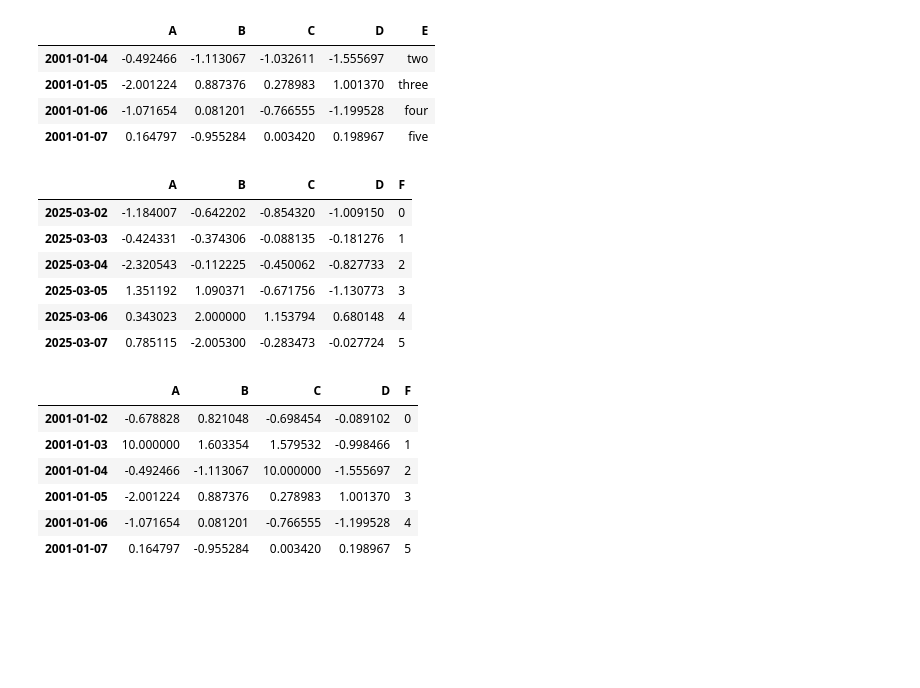
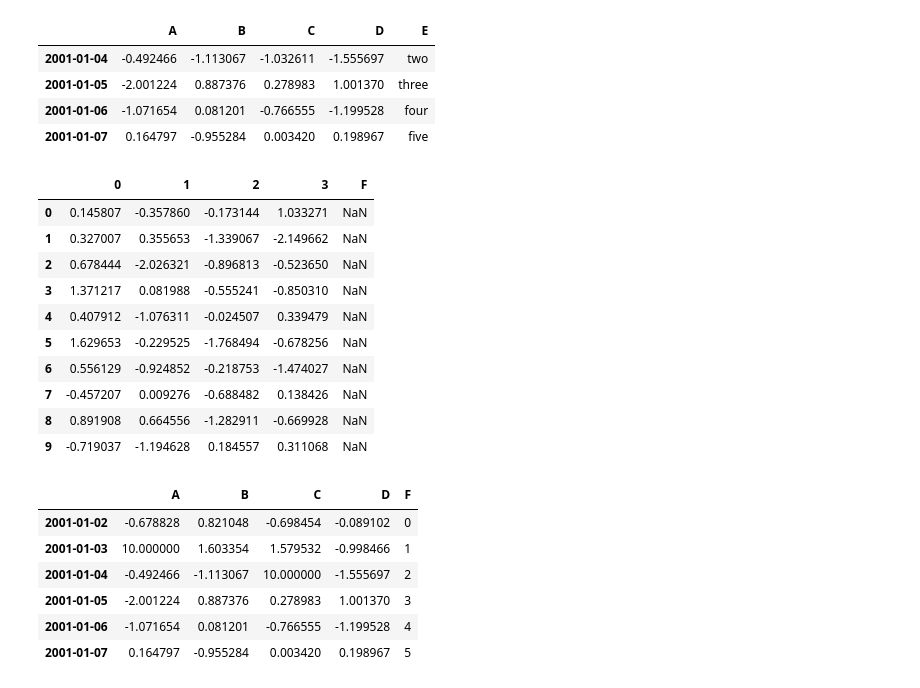
Before and after one commit to Ranjith-singh/python, a Jupyter notebook: dataScience/pandas/10minutes.ipynb, the cells around one changed output. Cells and saved outputs as stored; diff of their text form; code cells hidden in the pictures; blank space fills up the shorter version.

```diff
--- a/dataScience/pandas/10minutes.ipynb
+++ b/dataScience/pandas/10minutes.ipynb
@@ -292,17 +329,21 @@ df2[df2["E"].isin(["one"])==False]
 | 2001-01-06 | -1.071654 | 0.081201 | -0.766555 | -1.199528 | four |
 | 2001-01-07 | 0.164797 | -0.955284 | 0.003420 | 0.198967 | five |
 # %%
-s1 = pd.Series(list(range(6)),index=pd.date_range("20250302",periods=6))
+s1 = pd.Series(list(range(6)),index=pd.date_range("20250303",periods=6))
 df["F"]=s1
 df
 # %% [output]
-|  | A | B | C | D | F |
-| 2025-03-02 | -1.184007 | -0.642202 | -0.854320 | -1.009150 | 0 |
-| 2025-03-03 | -0.424331 | -0.374306 | -0.088135 | -0.181276 | 1 |
-| 2025-03-04 | -2.320543 | -0.112225 | -0.450062 | -0.827733 | 2 |
-| 2025-03-05 | 1.351192 | 1.090371 | -0.671756 | -1.130773 | 3 |
-| 2025-03-06 | 0.343023 | 2.000000 | 1.153794 | 0.680148 | 4 |
-| 2025-03-07 | 0.785115 | -2.005300 | -0.283473 | -0.027724 | 5 |
+|  | 0 | 1 | 2 | 3 | F |
+| 0 | 0.145807 | -0.357860 | -0.173144 | 1.033271 | NaN |
+| 1 | 0.327007 | 0.355653 | -1.339067 | -2.149662 | NaN |
+| 2 | 0.678444 | -2.026321 | -0.896813 | -0.523650 | NaN |
+| 3 | 1.371217 | 0.081988 | -0.555241 | -0.850310 | NaN |
+| 4 | 0.407912 | -1.076311 | -0.024507 | 0.339479 | NaN |
+| 5 | 1.629653 | -0.229525 | -1.768494 | -0.678256 | NaN |
+| 6 | 0.556129 | -0.924852 | -0.218753 | -1.474027 | NaN |
+| 7 | -0.457207 | 0.009276 | -0.688482 | 0.138426 | NaN |
+| 8 | 0.891908 | 0.664556 | -1.282911 | -0.669928 | NaN |
+| 9 | -0.719037 | -1.194628 | 0.184557 | 0.311068 | NaN |
 # %%
 df.loc[dates[1],"A"]=10
 df.iloc[2,2]=10
```
Also changed, not shown: parts of 43 cells of this notebook, 1 other file.
